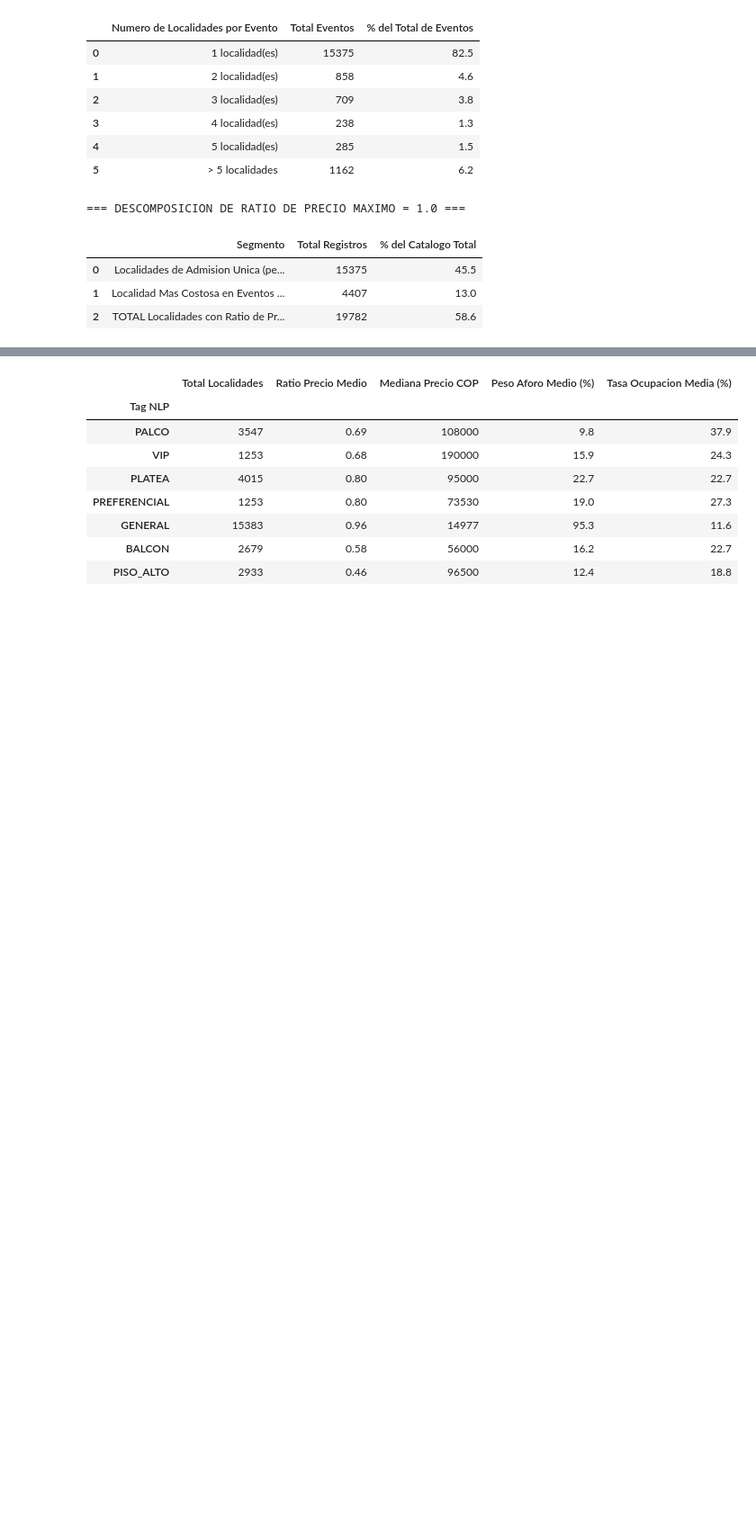
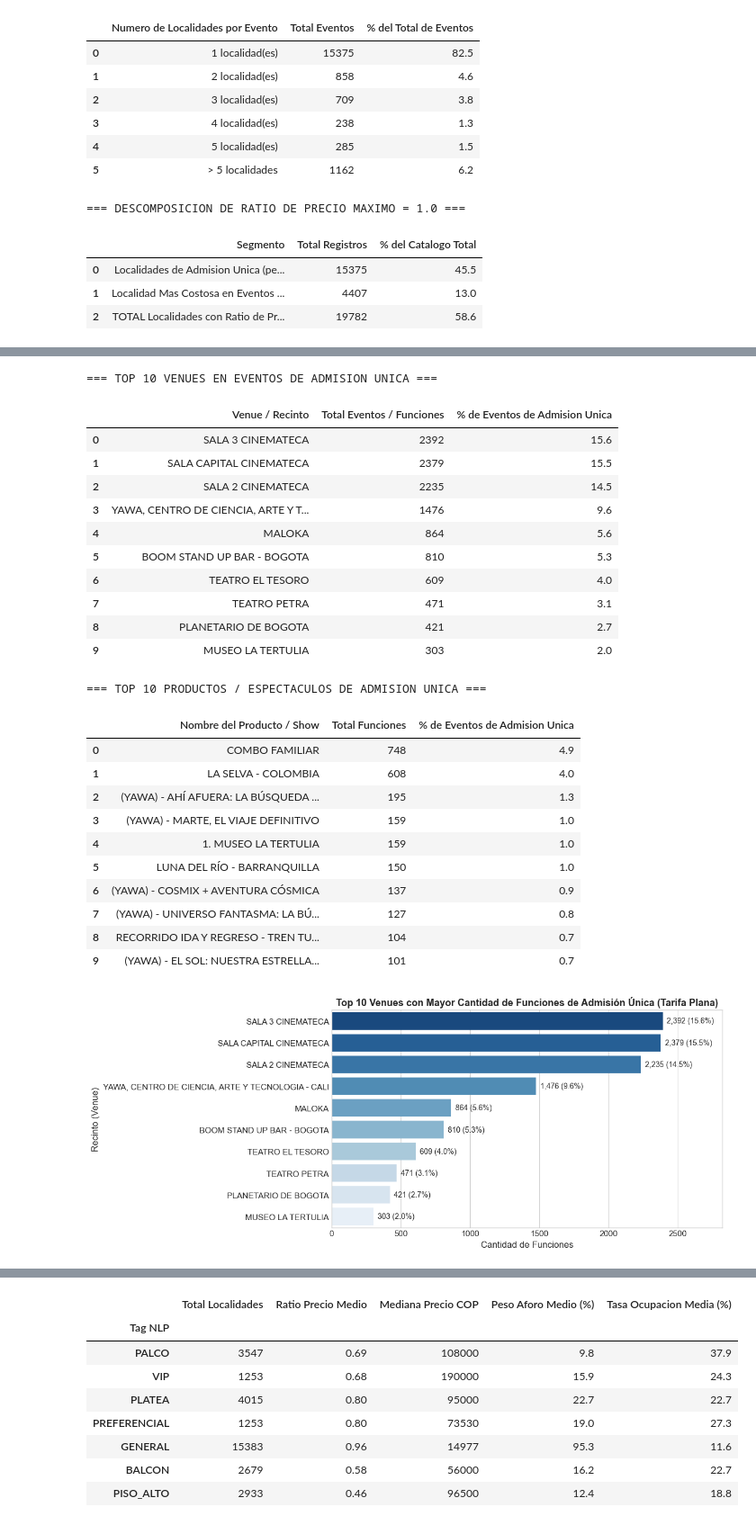
Before and after one commit to valentinatuboleta/clusterizacion-localidades, a Jupyter notebook: notebooks/01_eda_clusterizacion.ipynb, the cells around one changed output, grey strips where cells are left out. Shown at 90% size. Drawn from its saved outputs; the diff is of its cells as text; code cells hidden in the pictures; blank space fills up the shorter version.

Commit message:
feat(eda): finaliza analisis exploratorio, descomposicion de ratios, demostracion de 17 tags y actualiza presentacion ejecutiva

```diff
--- a/notebooks/01_eda_clusterizacion.ipynb
+++ b/notebooks/01_eda_clusterizacion.ipynb
@@ -465,0 +478,58 @@ display(df_descomposicion_ratios)
+# %%
+# 1. Analisis Profundo de Eventos con Admision Unica (peso_aforo = 100% / filas_peso_1)
+df_unica = df_enriquecido[df_enriquecido["peso_aforo"] >= 0.99]
+
+# Top Venues / Recintos con admision unica
+top_venues_unica = df_unica["site"].value_counts().head(10).reset_index()
+top_venues_unica.columns = ["Venue / Recinto", "Total Eventos / Funciones"]
+top_venues_unica["% de Eventos de Admision Unica"] = (top_venues_unica["Total Eventos / Funciones"] / len(df_unica) * 100).round(1)
+
+# Top Tipos de Producto / Espectaculos de admision unica
+top_prods_unica = df_unica["product"].value_counts().head(10).reset_index()
+top_prods_unica.columns = ["Nombre del Producto / Show", "Total Funciones"]
+top_prods_unica["% de Eventos de Admision Unica"] = (top_prods_unica["Total Funciones"] / len(df_unica) * 100).round(1)
+
+print("=== TOP 10 VENUES EN EVENTOS DE ADMISION UNICA ===")
+display(top_venues_unica)
+
+print("\n=== TOP 10 PRODUCTOS / ESPECTACULOS DE ADMISION UNICA ===")
+display(top_prods_unica)
+
+# Visualizacion grafica de los Top Venues
+plt.figure(figsize=(12, 5))
+ax = sns.barplot(data=top_venues_unica, y="Venue / Recinto", x="Total Eventos / Funciones", hue="Venue / Recinto", palette="Blues_r", legend=False)
+plt.title("Top 10 Venues con Mayor Cantidad de Funciones de Admisión Única (Tarifa Plana)", fontsize=13, fontweight="bold")
+plt.xlabel("Cantidad de Funciones")
+plt.ylabel("Recinto (Venue)")
+for i, v in enumerate(top_venues_unica["Total Eventos / Funciones"]):
+    pct = top_venues_unica.loc[i, "% de Eventos de Admision Unica"]
+    plt.text(v + 30, i, f"{v:,} ({pct}%)", va="center", fontsize=10)
+plt.xlim(0, max(top_venues_unica["Total Eventos / Funciones"]) * 1.18)
+plt.tight_layout()
+plt.show()
+# %% [output]
+=== TOP 10 VENUES EN EVENTOS DE ADMISION UNICA ===
+|  | Venue / Recinto | Total Eventos / Funciones | % de Eventos de Admision Unica |
+| 0 | SALA 3 CINEMATECA | 2392 | 15.6 |
+| 1 | SALA CAPITAL CINEMATECA | 2379 | 15.5 |
+| 2 | SALA 2 CINEMATECA | 2235 | 14.5 |
+| 3 | YAWA, CENTRO DE CIENCIA, ARTE Y T... | 1476 | 9.6 |
+| 4 | MALOKA | 864 | 5.6 |
+| 5 | BOOM STAND UP BAR - BOGOTA | 810 | 5.3 |
+| 6 | TEATRO EL TESORO | 609 | 4.0 |
+| 7 | TEATRO PETRA | 471 | 3.1 |
+| 8 | PLANETARIO DE BOGOTA | 421 | 2.7 |
+| 9 | MUSEO LA TERTULIA | 303 | 2.0 |
+=== TOP 10 PRODUCTOS / ESPECTACULOS DE ADMISION UNICA ===
+|  | Nombre del Producto / Show | Total Funciones | % de Eventos de Admision Unica |
+| 0 | COMBO FAMILIAR | 748 | 4.9 |
+| 1 | LA SELVA - COLOMBIA | 608 | 4.0 |
+| 2 | (YAWA) - AHÍ AFUERA: LA BÚSQUEDA ... | 195 | 1.3 |
+| 3 | (YAWA) - MARTE, EL VIAJE DEFINITIVO | 159 | 1.0 |
+| 4 | 1. MUSEO LA TERTULIA | 159 | 1.0 |
+| 5 | LUNA DEL RÍO - BARRANQUILLA | 150 | 1.0 |
+| 6 | (YAWA) - COSMIX + AVENTURA CÓSMICA | 137 | 0.9 |
+| 7 | (YAWA) - UNIVERSO FANTASMA: LA BÚ... | 127 | 0.8 |
+| 8 | RECORRIDO IDA Y REGRESO - TREN TU... | 104 | 0.7 |
+| 9 | (YAWA) - EL SOL: NUESTRA ESTRELLA... | 101 | 0.7 |
+[figure, added]
```
Also changed, not shown: parts of 18 cells of this notebook, 16 other files.
